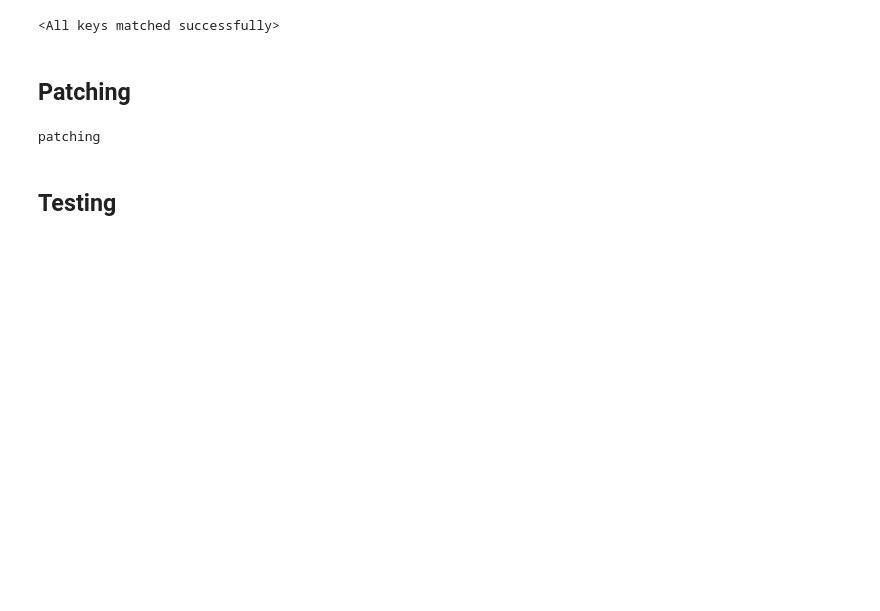
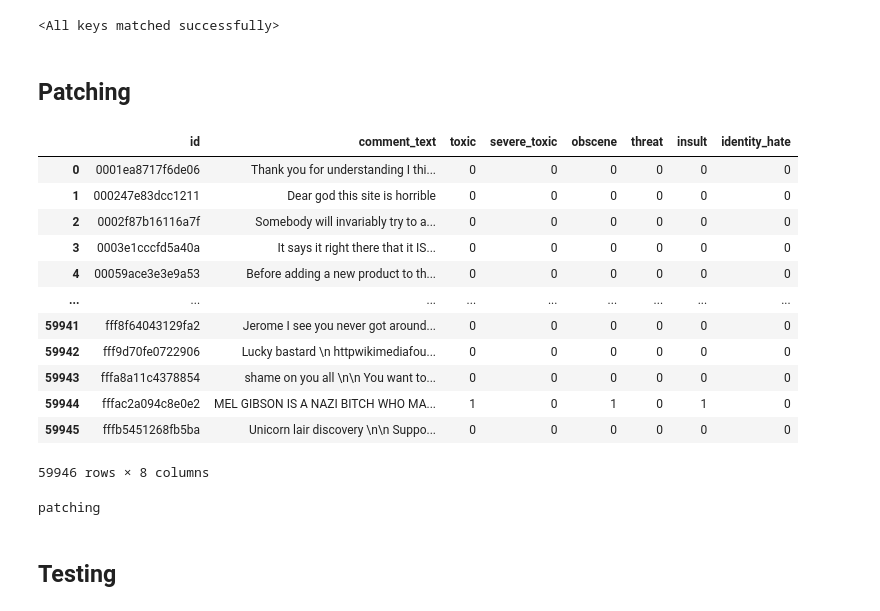
Before and after one commit to wid0gast/interp-toxicity, a Jupyter notebook: patching_pytorch copy.ipynb, the cells around one changed output. Drawn from its saved outputs; the diff is of its cells as text; code cells hidden in the pictures; blank space fills up the shorter version.

```diff
--- a/patching_pytorch copy.ipynb
+++ b/patching_pytorch copy.ipynb
@@ -320,6 +320,22 @@ def tokenize_data(example):
 dataset = dataset.map(tokenize_data, batched=True)
 dataset = dataset.rename_column("ground_truth_output", "labels")  # Rename for consistency
 dataset.set_format(type="torch", columns=["input_ids", "attention_mask", "labels"])
+# %%
+pd.read_csv('jigsaw/test_clean.csv')
+# %% [output]
+|  | id | comment_text | toxic | severe_toxic | obscene | threat | insult | identity_hate |
+| 0 | 0001ea8717f6de06 | Thank you for understanding I thi... | 0 | 0 | 0 | 0 | 0 | 0 |
+| 1 | 000247e83dcc1211 | Dear god this site is horrible | 0 | 0 | 0 | 0 | 0 | 0 |
+| 2 | 0002f87b16116a7f | Somebody will invariably try to a... | 0 | 0 | 0 | 0 | 0 | 0 |
+| 3 | 0003e1cccfd5a40a | It says it right there that it IS... | 0 | 0 | 0 | 0 | 0 | 0 |
+| 4 | 00059ace3e3e9a53 | Before adding a new product to th... | 0 | 0 | 0 | 0 | 0 | 0 |
+| ... | ... | ... | ... | ... | ... | ... | ... | ... |
+| 59941 | fff8f64043129fa2 | Jerome I see you never got around... | 0 | 0 | 0 | 0 | 0 | 0 |
+| 59942 | fff9d70fe0722906 | Lucky bastard \n httpwikimediafou... | 0 | 0 | 0 | 0 | 0 | 0 |
+| 59943 | fffa8a11c4378854 | shame on you all \n\n You want to... | 0 | 0 | 0 | 0 | 0 | 0 |
+| 59944 | fffac2a094c8e0e2 | MEL GIBSON IS A NAZI BITCH WHO MA... | 1 | 0 | 1 | 0 | 1 | 0 |
+| 59945 | fffb5451268fb5ba | Unicorn lair discovery \n\n Suppo... | 0 | 0 | 0 | 0 | 0 | 0 |
+59946 rows × 8 columns
 # %%
 class JigsawDataset(Dataset):
     def __init__(self, dataset):
```
Also changed, not shown: 5 other files.
